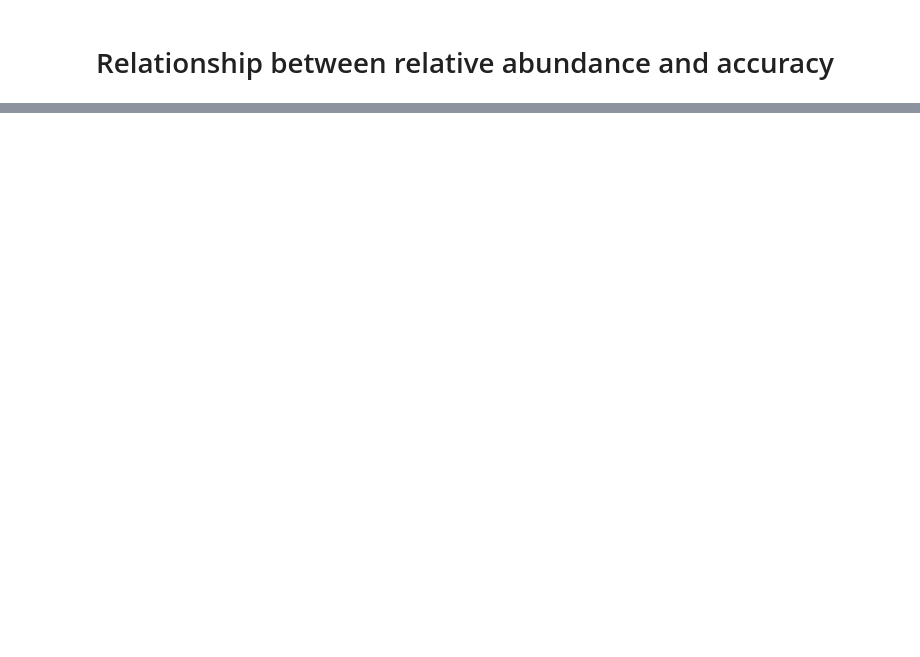
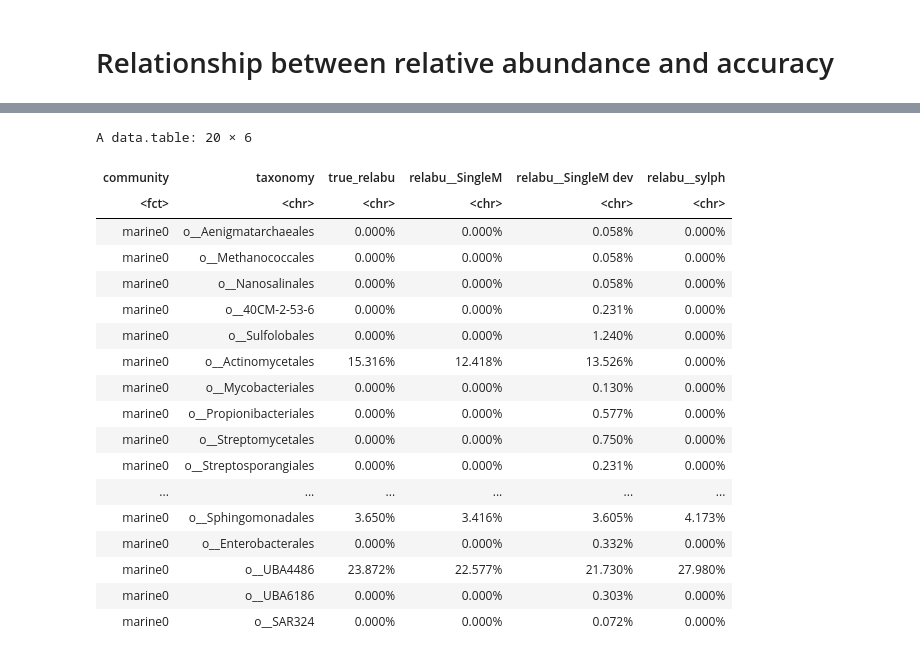
Before and after one commit to timbalam/singlem-benchmarking, a Jupyter notebook: 5_novelty/plot.ipynb, the cells around one changed output, grey strips where cells are left out. Cells and saved outputs as stored; diff of their text form; code cells hidden in the pictures; blank space fills up the shorter version.

```diff
--- a/5_novelty/plot.ipynb
+++ b/5_novelty/plot.ipynb
@@ -136,0 +153,23 @@ A data.table: 17 × 6
+# %%
+# order
+format_table(m[grep(";o__", taxonomy), lapply(.SD, sum), by = list(community, taxonomy = gsub(";f__.*", "", taxonomy))])
+# %% [output]
+A data.table: 20 × 6
+| community | taxonomy | true_relabu | relabu__SingleM | relabu__SingleM dev | relabu__sylph |
+| <fct> | <chr> | <chr> | <chr> | <chr> | <chr> |
+| marine0 | o__Aenigmatarchaeales | 0.000% | 0.000% | 0.058% | 0.000% |
+| marine0 | o__Methanococcales | 0.000% | 0.000% | 0.058% | 0.000% |
+| marine0 | o__Nanosalinales | 0.000% | 0.000% | 0.058% | 0.000% |
+| marine0 | o__40CM-2-53-6 | 0.000% | 0.000% | 0.231% | 0.000% |
+| marine0 | o__Sulfolobales | 0.000% | 0.000% | 1.240% | 0.000% |
+| marine0 | o__Actinomycetales | 15.316% | 12.418% | 13.526% | 0.000% |
+| marine0 | o__Mycobacteriales | 0.000% | 0.000% | 0.130% | 0.000% |
+| marine0 | o__Propionibacteriales | 0.000% | 0.000% | 0.577% | 0.000% |
+| marine0 | o__Streptomycetales | 0.000% | 0.000% | 0.750% | 0.000% |
+| marine0 | o__Streptosporangiales | 0.000% | 0.000% | 0.231% | 0.000% |
+| ... | ... | ... | ... | ... | ... |
+| marine0 | o__Sphingomonadales | 3.650% | 3.416% | 3.605% | 4.173% |
+| marine0 | o__Enterobacterales | 0.000% | 0.000% | 0.332% | 0.000% |
+| marine0 | o__UBA4486 | 23.872% | 22.577% | 21.730% | 27.980% |
+| marine0 | o__UBA6186 | 0.000% | 0.000% | 0.303% | 0.000% |
+| marine0 | o__SAR324 | 0.000% | 0.000% | 0.072% | 0.000% |
```
Also changed, not shown: parts of 9 cells of this notebook, 2 other files.
